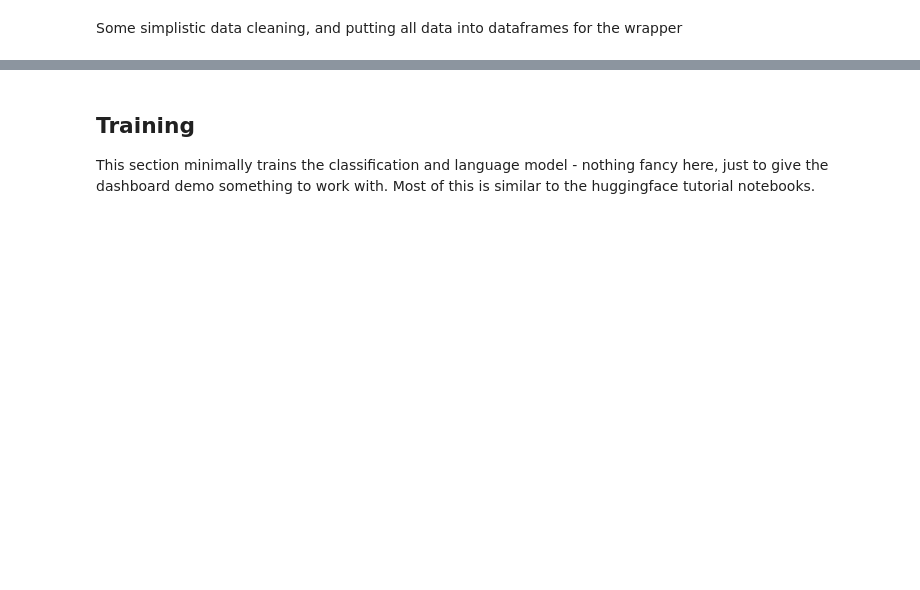
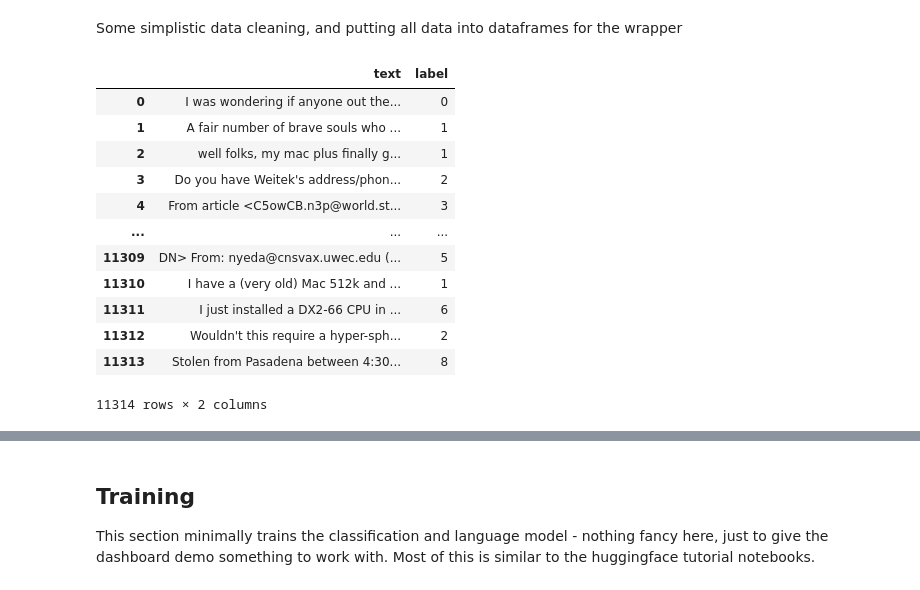
Before and after one commit to ORNL/tx2, a Jupyter notebook: examples/Example1-Default.ipynb, the cells around one changed output, grey strips where cells are left out. Drawn from its saved outputs; the diff is of its cells as text; code cells hidden in the pictures; blank space fills up the shorter version.

```diff
--- a/examples/Example1-Default.ipynb
+++ b/examples/Example1-Default.ipynb
@@ -33,0 +27,23 @@ device = 'cuda' if cuda.is_available() else 'cpu'
+# %%
+from datasets import load_dataset
+
+# getting newsgroups data from huggingface
+train_data = pd.DataFrame(
+    data=load_dataset("rungalileo/20_Newsgroups_Fixed", split="train")
+)
+test_data = pd.DataFrame(
+    data=load_dataset("rungalileo/20_Newsgroups_Fixed", split="test")
+)
+
+train_data.drop(columns=["id"], axis=1, inplace=True)
+test_data.drop(columns=["id"], axis=1, inplace=True)
+
+# setting up pytorch device
+if cuda.is_available():
+    device = "cuda"
+elif torch.has_mps:
+    device = "mps"
+else:
+    device = "cpu"
+
+device
@@ -52,7 +80,8 @@ tokenizer = AutoTokenizer.from_pretrained("bert-base-cased")
 Some simplistic data cleaning, and putting all data into dataframes for the wrapper
 # %%
 def clean_text(text):
-    text = text[text.index("\n\n")+2:]
+    text = str(text)
+    # text = text[text.index("\n\n") + 2 :]
     text = text.replace("\n", " ")
     text = text.replace("    ", " ")
     text = text.replace("   ", " ")
@@ -79,0 +91,25 @@ test_df = pd.DataFrame(test_rows)
+# %%
+train_data.text = train_data.text.apply(lambda x: clean_text(x))
+test_data.text = test_data.text.apply(lambda x: clean_text(x))
+# %%
+# convert labels to numeric
+label_list = list(train_data.label.unique())
+
+train_data.label = train_data.label.apply(lambda x: label_list.index(x))
+test_data.label = test_data.label.apply(lambda x: label_list.index(x))
+
+train_data
+# %% [output]
+|  | text | label |
+| 0 | I was wondering if anyone out the... | 0 |
+| 1 | A fair number of brave souls who ... | 1 |
+| 2 | well folks, my mac plus finally g... | 1 |
+| 3 | Do you have Weitek's address/phon... | 2 |
+| 4 | From article <C5owCB.n3p@world.st... | 3 |
+| ... | ... | ... |
+| 11309 | DN> From: nyeda@cnsvax.uwec.edu (... | 5 |
+| 11310 | I have a (very old) Mac 512k and ... | 1 |
+| 11311 | I just installed a DX2-66 CPU in ... | 6 |
+| 11312 | Wouldn't this require a hyper-sph... | 2 |
+| 11313 | Stolen from Pasadena between 4:30... | 8 |
+11314 rows × 2 columns
```
Also changed, not shown: parts of 19 cells of this notebook, 4 other files.
